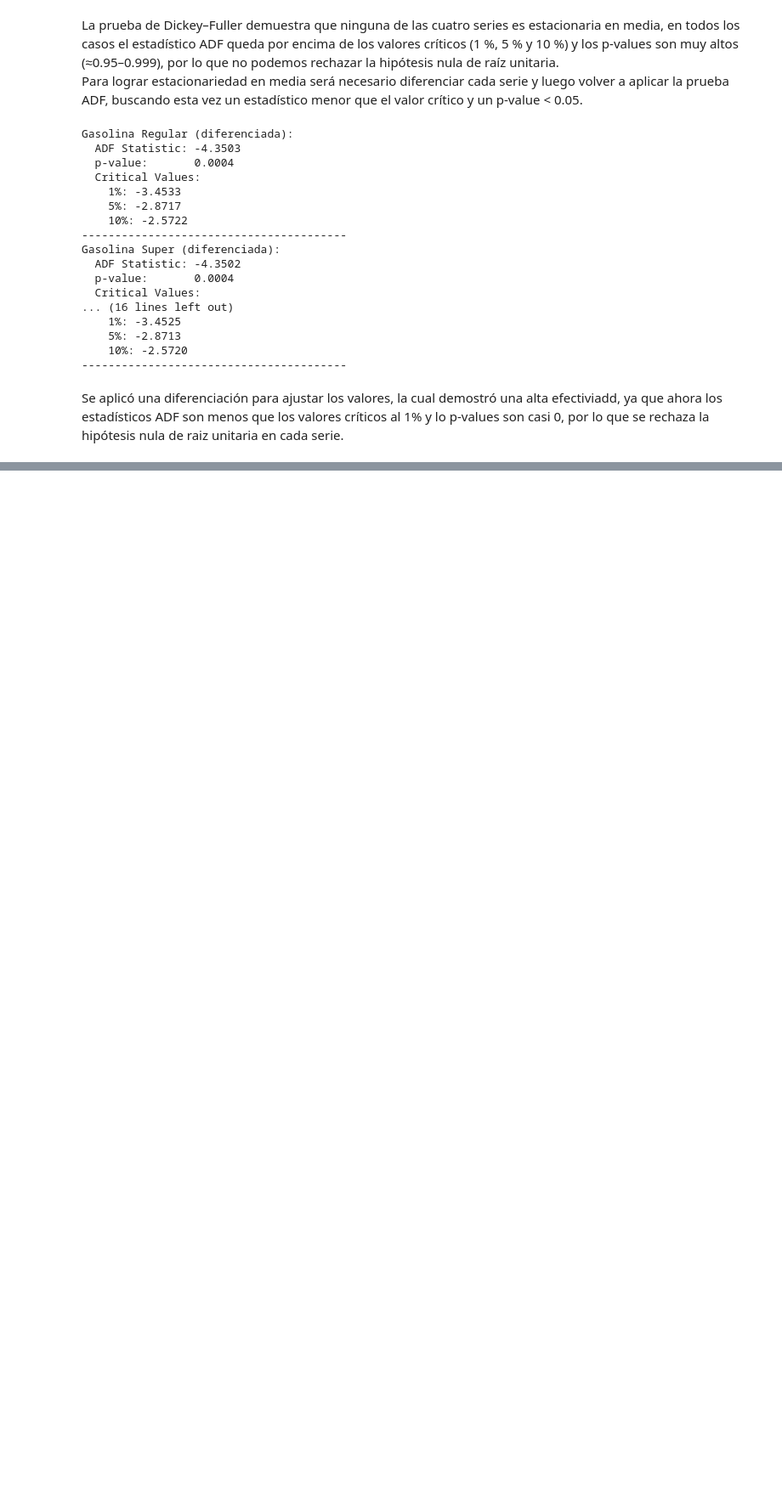
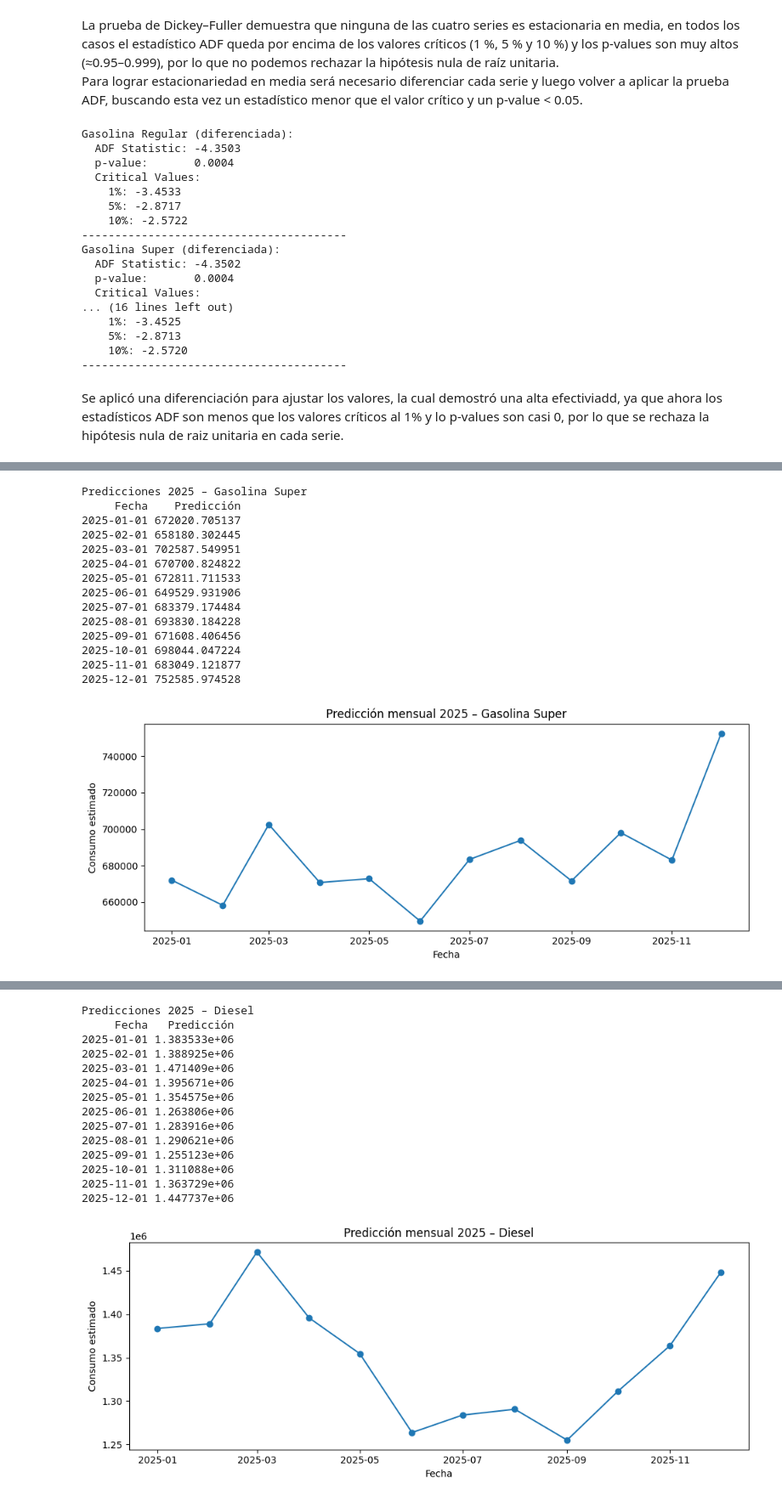
Before and after one commit to chuy-zip/DS_LAB1, a Jupyter notebook: series_time.ipynb, the cells around one changed output, grey strips where cells are left out. Shown at 85% size. Cells and saved outputs as stored; diff of their text form; code cells hidden in the pictures; blank space fills up the shorter version.

```diff
--- a/series_time.ipynb
+++ b/series_time.ipynb
@@ -322,0 +645,38 @@ Se aplicó una diferenciación para ajustar los valores, la cual demostró una a
+# %%
+import pandas as pd
+import matplotlib.pyplot as plt
+
+try:
+    from prophet import Prophet
+except ModuleNotFoundError:
+    from fbprophet import Prophet
+
+series_list = ['Gasolina Super', 'Diesel']
+
+for col in series_list:
+    df_prop = df_consumo[col].reset_index().rename(columns={'index':'ds', col:'y'})
+    model = Prophet(yearly_seasonality=True, weekly_seasonality=False, daily_seasonality=False)
+    model.fit(df_prop)
+
+    last_date = df_consumo.index.max()
+    next_month = last_date + pd.DateOffset(months=1)
+    end_2025 = pd.Timestamp('2025-12-01')
+    periods = (end_2025.year - next_month.year) * 12 + (end_2025.month - next_month.month) + 1
+
+    future = model.make_future_dataframe(periods=periods, freq='MS')
+    forecast = model.predict(future)
+
+    pred_2025 = forecast.loc[forecast['ds'].dt.year == 2025, ['ds', 'yhat']]
+    pred_2025.columns = ['Fecha', 'Predicción']
+
+    print(f"\nPredicciones 2025 – {col}")
+    print(pred_2025.to_string(index=False))
+
+    plt.figure(figsize=(10, 4))
+    plt.plot(pred_2025['Fecha'], pred_2025['Predicción'], marker='o')
+    plt.title(f'Predicción mensual 2025 – {col}')
+    plt.xlabel('Fecha')
+    plt.ylabel('Consumo estimado')
+    plt.tight_layout()
+    plt.show()
+# %% [output]
@@ -322,0 +685,15 @@ Se aplicó una diferenciación para ajustar los valores, la cual demostró una a
+Predicciones 2025 – Gasolina Super
+     Fecha    Predicción
+2025-01-01 672020.705137
+2025-02-01 658180.302445
+2025-03-01 702587.549951
+2025-04-01 670700.824822
+2025-05-01 672811.711533
+2025-06-01 649529.931906
+2025-07-01 683379.174484
+2025-08-01 693830.184228
+2025-09-01 671608.406456
+2025-10-01 698044.047224
+2025-11-01 683049.121877
+2025-12-01 752585.974528
+[figure, added]
@@ -322,0 +702,15 @@ Se aplicó una diferenciación para ajustar los valores, la cual demostró una a
+Predicciones 2025 – Diesel
+     Fecha   Predicción
+2025-01-01 1.383533e+06
+2025-02-01 1.388925e+06
+2025-03-01 1.471409e+06
+2025-04-01 1.395671e+06
+2025-05-01 1.354575e+06
+2025-06-01 1.263806e+06
+2025-07-01 1.283916e+06
+2025-08-01 1.290621e+06
+2025-09-01 1.255123e+06
+2025-10-01 1.311088e+06
+2025-11-01 1.363729e+06
+2025-12-01 1.447737e+06
+[figure, added]
```
Also changed, not shown: parts of 18 cells of this notebook.
